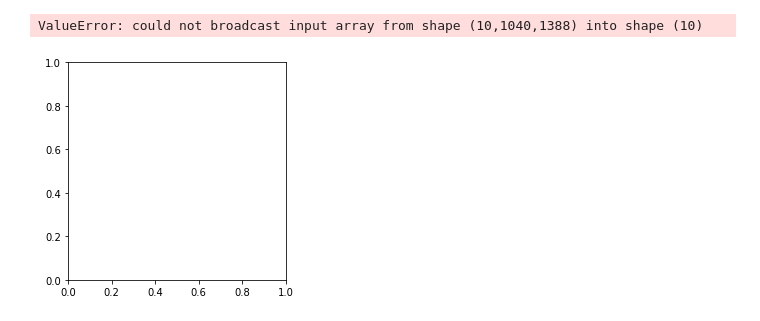
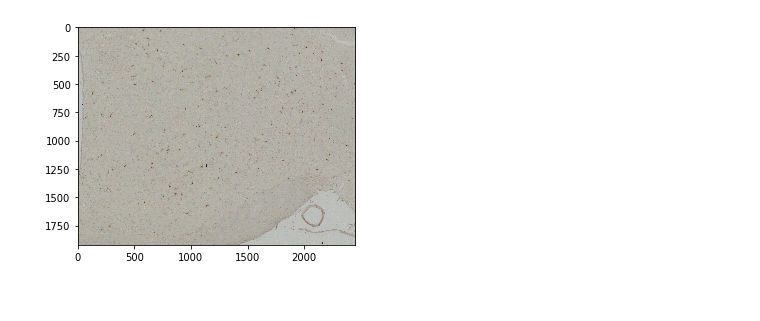
Before and after one commit to amyhynes/ihc-ml, a Jupyter notebook: svm.ipynb, the cells around one changed output. Drawn from its saved outputs; the diff is of its cells as text; code cells hidden in the pictures.

```diff
--- a/svm.ipynb
+++ b/svm.ipynb
@@ -128,10 +13,8 @@ def cwt2d(f, dx, dy, a=None, wavelet=Mexican_hat()):
+# %%
+img = io.imread("data/Stephanie/hyp-right/Images/10929IBA1_0021_20190610.TIF")
 # %%
-conv = cwt2d(grayscale_eq, 1, 1)
-plt.imshow(conv, interpolation='nearest')
+plt.imshow(img, interpolation='nearest')
 plt.axis('off')
-
-plt.tight_layout()
 plt.show()
 # %% [output]
-ValueError: could not broadcast input array from shape (10,1040,1388) into shape (10)
-[figure, old version]
+[figure, new version]
```
Also changed, not shown: parts of 9 cells of this notebook, 1 other file.
